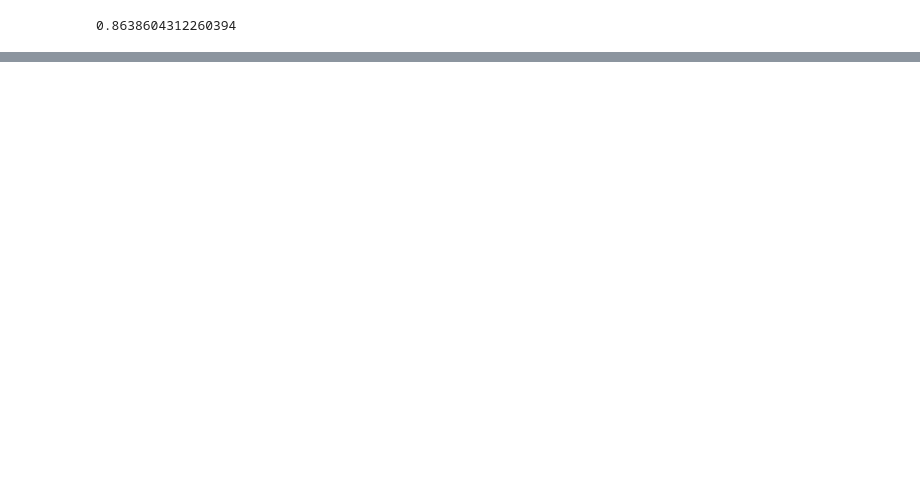
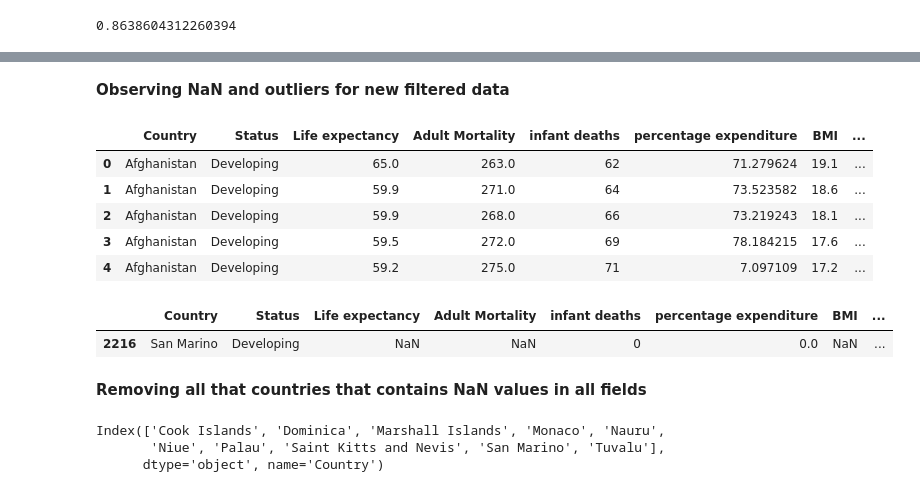
Before and after one commit to abhisunny2610/Data-Science, a Jupyter notebook: Machine Learning/KNN Regression.ipynb, the cells around one changed output, grey strips where cells are left out. Saved outputs shown, nothing was run; the diff lists cells and outputs as text; code cells hidden in the pictures; blank space fills up the shorter version.

```diff
--- a/Machine Learning/KNN Regression.ipynb
+++ b/Machine Learning/KNN Regression.ipynb
@@ -182 +182,4 @@ grid.best_params_
+# %%
+drop_columns = ["GDP","Population","Year","Alcohol", "Total expenditure","thinness 5-9 years",
+                              "under-five deaths", "Measles", "Hepatitis B"]
 # %%
@@ -196,0 +208,19 @@ score_std:  0.019916372583514464
+# %% [markdown]
+**Observing NaN and outliers for new filtered data**
+# %%
+new_df = df.drop(columns=drop_columns)
+new_df.head()
+# %% [output]
+|  | Country | Status | Life expectancy | Adult Mortality | infant deaths | percentage expenditure | BMI | ... |
+| 0 | Afghanistan | Developing | 65.0 | 263.0 | 62 | 71.279624 | 19.1 | ... |
+| 1 | Afghanistan | Developing | 59.9 | 271.0 | 64 | 73.523582 | 18.6 | ... |
+| 2 | Afghanistan | Developing | 59.9 | 268.0 | 66 | 73.219243 | 18.1 | ... |
+| 3 | Afghanistan | Developing | 59.5 | 272.0 | 69 | 78.184215 | 17.6 | ... |
+| 4 | Afghanistan | Developing | 59.2 | 275.0 | 71 | 7.097109 | 17.2 | ... |
+# %%
+new_df[new_df.Country == "San Marino"]
+# %% [output]
+|  | Country | Status | Life expectancy | Adult Mortality | infant deaths | percentage expenditure | BMI | ... |
+| 2216 | San Marino | Developing | NaN | NaN | 0 | 0.0 | NaN | ... |
+# %% [markdown]
+**Removing all that countries that contains NaN values in all fields**
@@ -196,0 +231,7 @@ score_std:  0.019916372583514464
+# %%
+remove_countries_name = country_items_counts[country_items_counts<16].index
+remove_countries_name
+# %% [output]
+Index(['Cook Islands', 'Dominica', 'Marshall Islands', 'Monaco', 'Nauru',
+       'Niue', 'Palau', 'Saint Kitts and Nevis', 'San Marino', 'Tuvalu'],
+      dtype='object', name='Country')
```
Also changed, not shown: parts of 9 cells of this notebook.
